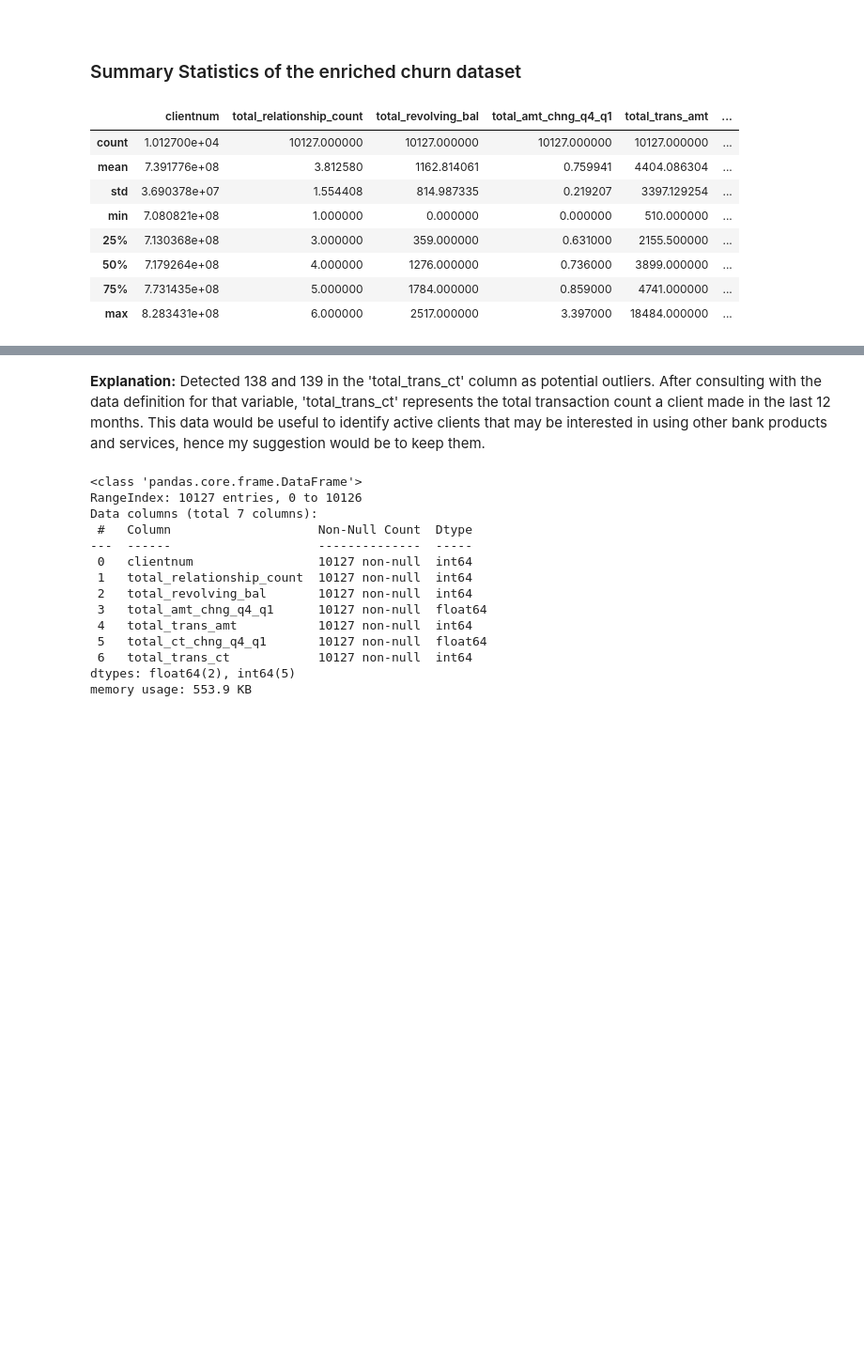
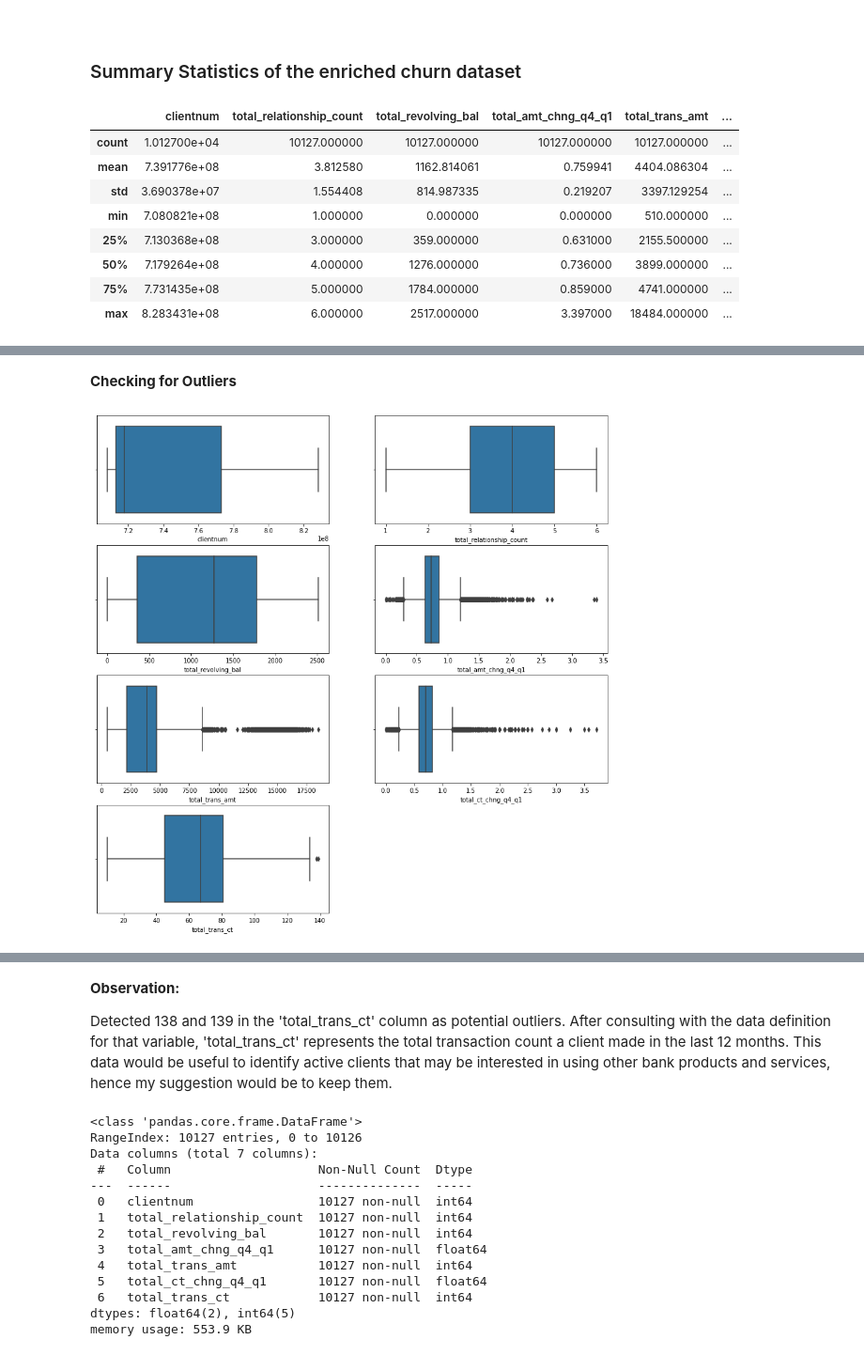
Before and after one commit to nsikan-udoma/customer_churn_analysis-SQL-Python-Tableau, a Jupyter notebook: Supporting Files/notebook.ipynb, the cells around one changed output, grey strips where cells are left out. Shown at 94% size. Cells and saved outputs as stored; diff of their text form; code cells hidden in the pictures; blank space fills up the shorter version.

```diff
--- a/Supporting Files/notebook.ipynb
+++ b/Supporting Files/notebook.ipynb
@@ -769,0 +842,76 @@ The potential ouliers in the 'total_trans_ct' column are: [138, 139] and the res
+# %% [markdown]
+**Checking for Outliers**
+# %%
+# Create two empty lists, one to store names of categorical variables, and the other for numerical variables
+cat_vars = []
+num_vars = []
+
+# Iterate through the names of columns/variables in bank_churners_df, and add variables to the appropriate list
+# depending on whether the are categorical or numerical
+for column_name in enriched_churn_df.columns:
+    if enriched_churn_df[column_name].dtype == 'object':
+        cat_vars.append(column_name)
+    else:
+        num_vars.append(column_name)
+
+# Set the figure size
+fig, axs = plt.subplots(nrows=4, ncols=2, figsize=(15, 15))
+# Reshape the axs array into a one-dimensional array by flattening its elements
+axs = axs.flatten()
+
+# Iterate through the list for numerical variables and create box plots of data in each numerical variable
+for i, var in enumerate(num_vars):
+    # Using Seaborn's box plot for outlier detection
+    sns.boxplot(x=var, data=enriched_churn_df, ax=axs[i])
+
+# Remove the subplot at index 7 from the axs array within the current figure
+fig.delaxes(axs[7])
+
+# Adjust the figure's subplot positions and margins, and then display the figure
+fig.tight_layout
+plt.show();
+
+# New line spacing
+print('\n\n')
+
+# Create new list to hold columns/variables that may have too many potential outliers
+outlier_vars = []
+
+# Iterate through the variables again and provide explanation as to whether or not outliers were detected and next steps
+for column_name in enriched_churn_df.columns:
+    if enriched_churn_df[column_name].dtype == 'object':
+        print(f"\nThe '{column_name}' column is not a numerical column \n")
+    else:
+        # Using the general rule for identifying potential outliers which is that if any data point in a dataset is more than
+        # Q3 + 1.5xIQR or less than Q1 - 1.5xIQR, it's a high outlier. I would create a custom dictionary to capture potential outliers in each column.
+        data = enriched_churn_df[column_name]
+        q1 = data.quantile(0.25)
+        q3 = data.quantile(0.75)
+        iqr = q3 - q1
+        iqr_lower = q1 - 1.5 * iqr
+        iqr_upper = q3 + 1.5 * iqr
+        outliers = dict(data[(data < iqr_lower) | (data > iqr_upper)])
+
+        list_of_outliers = list(outliers.values())
+        rows_with_outliers = list(outliers.keys())
+
+        # If no potential outliers detected, print message below
+        if len(list_of_outliers) == 0:
+            print(f"\nThere are no outliers in the '{column_name}' column \n")
+
+        else:
+            # If potential outliers detected were more than 10, add column name to the list of columns with possible outliers
+            if len(list_of_outliers) > 10:
+                outlier_vars.append(column_name)
+
+            # If not, print message below
+            else:
+                print(f"\nThe potential ouliers in the '{column_name}' column are:\n{list_of_outliers} \nAnd the respective rows with the potential outlier are:\n{rows_with_outliers}")
+
+# Print message to explain next steps to validate outliers
+print(f"\n Detected too many potential outliers in the following columns: {outlier_vars}. Based on the high number of potential outliers detected, use the column definition and check the summary statistics (min & max values) above to find out if there are truly outliers in these columns.\n")
+
+# Print custom border at the end
+print("\n" + "-"*30 + "end" + "-"*30)
+# %% [output]
+[figure, added]
@@ -770,5 +936,7 @@ The potential ouliers in the 'total_trans_ct' column are: [138, 139] and the res
 # %% [markdown]
-**Explanation:** Detected 138 and 139 in the 'total_trans_ct' column as potential outliers. After consulting with the data definition for that variable, 'total_trans_ct' represents the total transaction count a client made in the last 12 months. This data would be useful to identify active clients that may be interested in using other bank products and services, hence my suggestion would be to keep them.
+**Observation:**
+
+Detected 138 and 139 in the 'total_trans_ct' column as potential outliers. After consulting with the data definition for that variable, 'total_trans_ct' represents the total transaction count a client made in the last 12 months. This data would be useful to identify active clients that may be interested in using other bank products and services, hence my suggestion would be to keep them.
 # %%
 # Checking to know the datatypes of each column and if there are any missing values
 enriched_churn_df.info()
```
Also changed, not shown: parts of 16 cells of this notebook.
